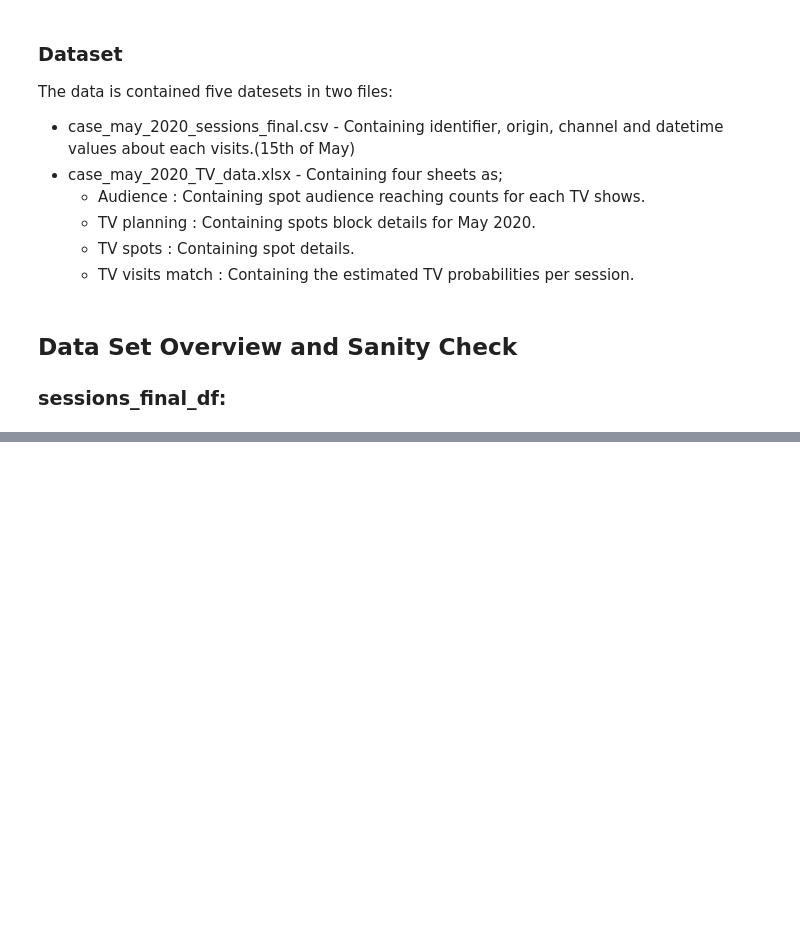
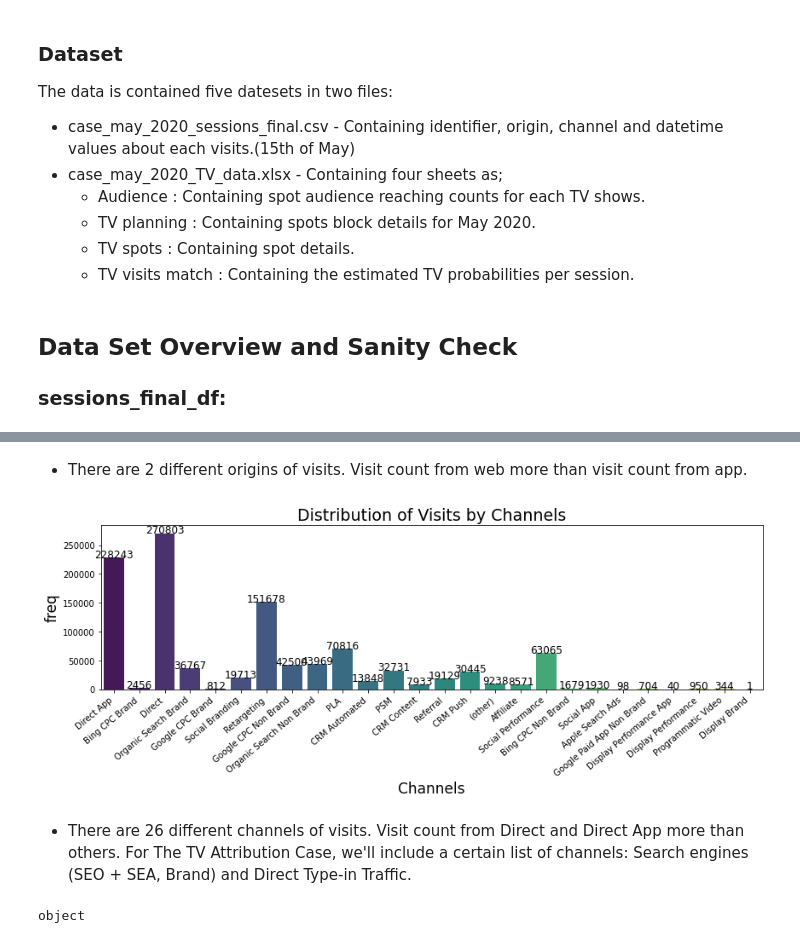
Before and after one commit to ElifKarakutukDinc/e-commerce_tv_spot_attribution_analysis, a Jupyter notebook: EDA_2.ipynb, the cells around one changed output, grey strips where cells are left out. Saved outputs shown, nothing was run; the diff lists cells and outputs as text; code cells hidden in the pictures; blank space fills up the shorter version.

```diff
--- a/EDA_2.ipynb
+++ b/EDA_2.ipynb
@@ -58,0 +106,21 @@ The data is contained five datesets in two files:
+# %% [markdown]
+* There are 2 different origins of visits. Visit count from web more than visit count from app.
+# %%
+# Visit count by channels:
+countplot_viz(
+    sessions_final_df,
+    "channel",
+    "Channels",
+    "freq",
+    "Distribution of Visits by Channels",
+    palette="viridis",
+)
+# %% [output]
+[figure, added]
+# %% [markdown]
+* There are 26 different channels of visits. Visit count from Direct and Direct App more than others. For The TV Attribution Case, we'll include a certain list of channels: Search engines (SEO + SEA, Brand) and Direct Type-in Traffic.
+# %%
+# To check datatypes of date_hour_minute:
+print(sessions_final_df["date_hour_minute"].dtypes)
+# %% [output]
+object
```
Also changed, not shown: parts of 13 cells of this notebook.
